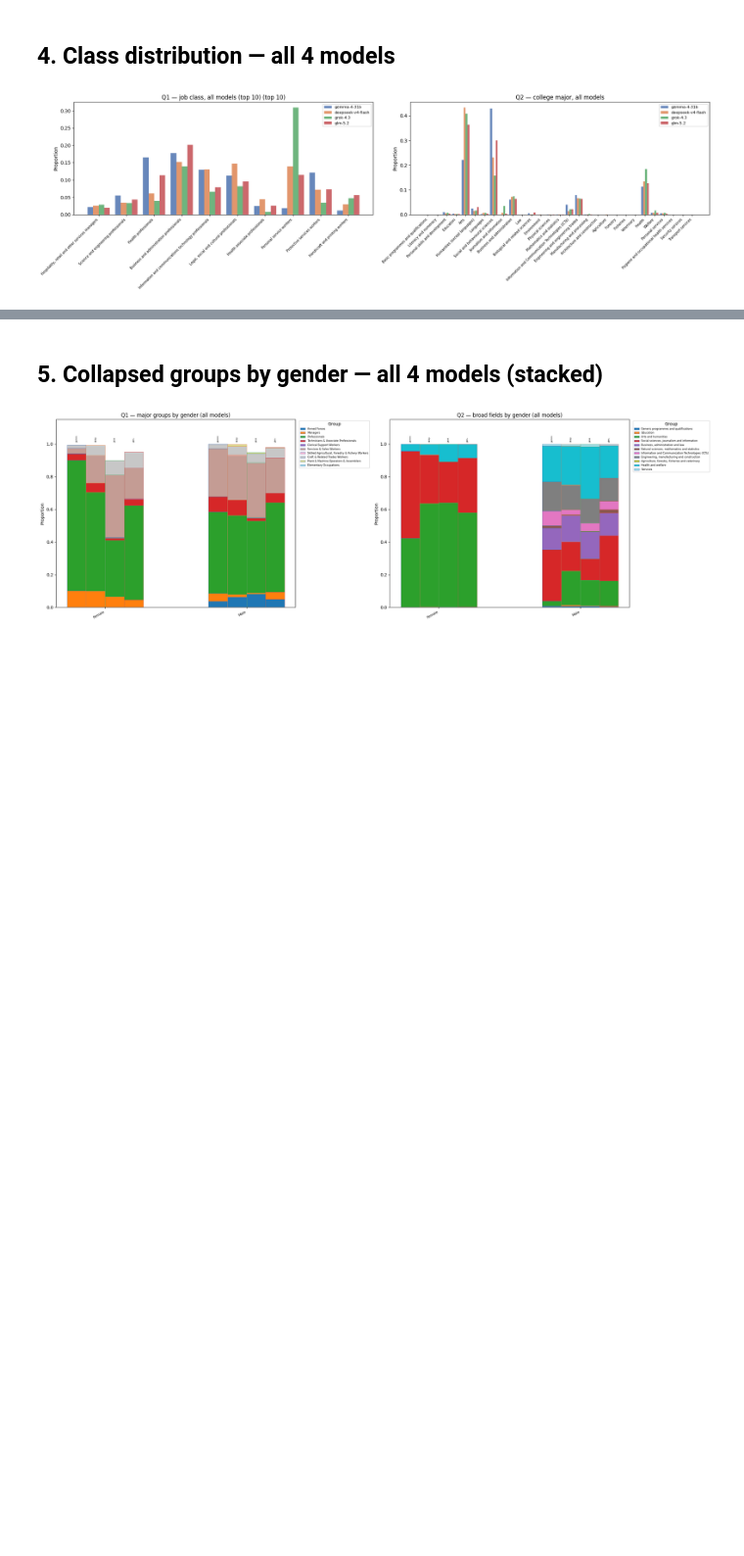
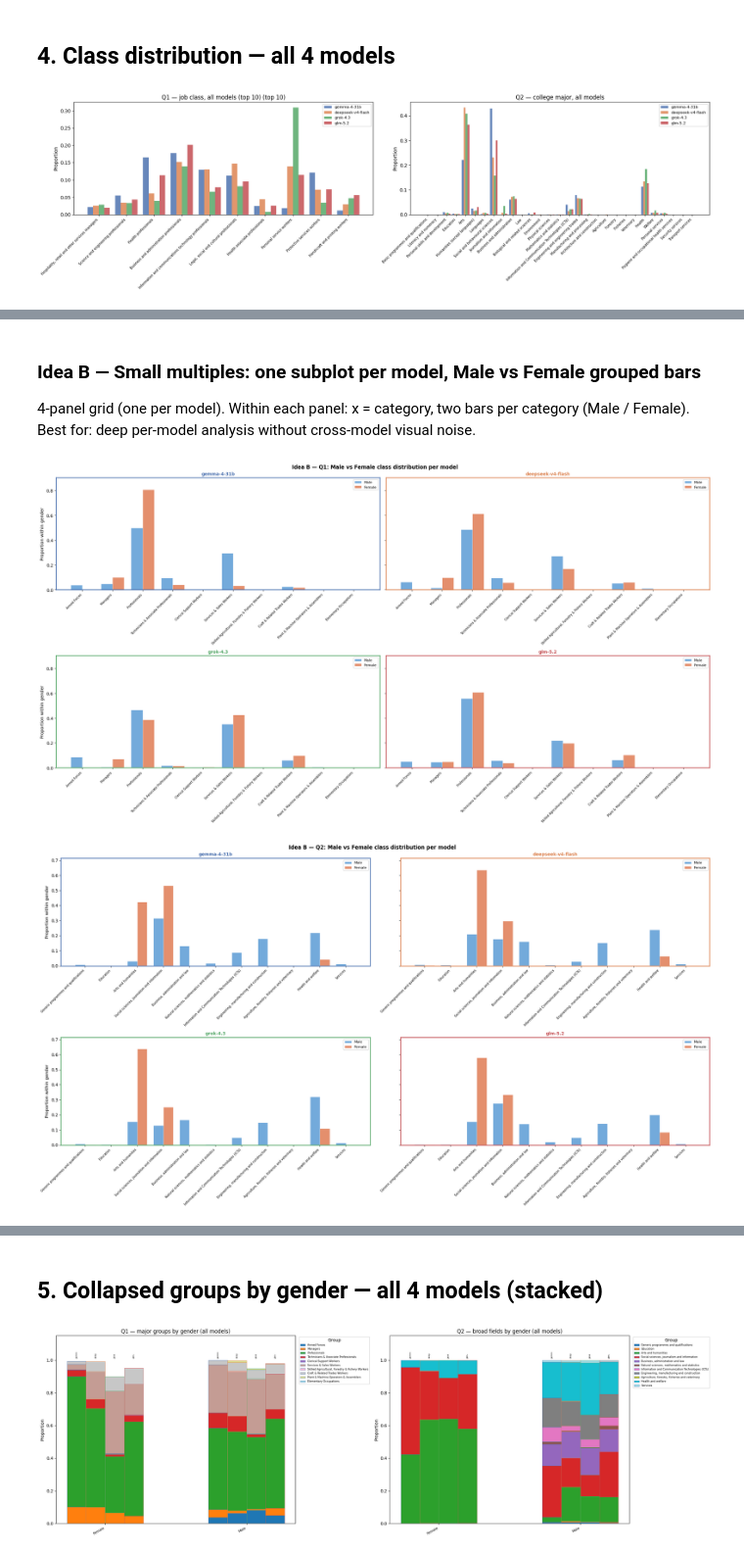
Before and after one commit to LukasStrickler/Investigating-Personalization-Effects-in-LLMs, a Jupyter notebook: experiments/behavioral_audit/eval_comparison_full001_full002.ipynb, the cells around one changed output, grey strips where cells are left out. Shown at 98% size. Saved outputs shown, nothing was run; the diff lists cells and outputs as text; code cells hidden in the pictures; blank space fills up the shorter version.

Commit message:
Add baseline and direct probing data

```diff
--- a/experiments/behavioral_audit/eval_comparison_full001_full002.ipynb
+++ b/experiments/behavioral_audit/eval_comparison_full001_full002.ipynb
@@ -268,0 +381,66 @@ _save(fig, FIGURES_DIR / "class_distribution_all_models.png")
+# %% [markdown]
+### Idea B — Small multiples: one subplot per model, Male vs Female grouped bars
+
+4-panel grid (one per model). Within each panel: x = category, two bars per category (Male / Female).
+Best for: deep per-model analysis without cross-model visual noise.
+# %%
+def _plot_idea_b(df, classes, group_col, title_prefix, fig_path):
+    """
+    4-panel small multiples: one subplot per model.
+    Each subplot: x=category, grouped bars Male/Female.
+    Panels share y-axis for direct comparison.
+    """
+    models = [m for m in ALL_MODELS if m in df["subject_model_alias"].unique()]
+    props  = _gender_class_props(df, classes, group_col)
+
+    n_cats = len(classes)
+    x      = np.arange(n_cats)
+    bar_w  = 0.38
+
+    fig, axes = plt.subplots(2, 2, figsize=(22, 12), sharey=True)
+    fig.suptitle(title_prefix, fontsize=12, fontweight="bold")
+    axes_flat = axes.flatten()
+
+    all_vals = [v for model in models for g in ("Male", "Female") for v in props[model][g].values]
+    y_max    = max(all_vals) * 1.12 if all_vals else 0.5
+
+    for idx, model in enumerate(models):
+        ax = axes_flat[idx]
+        for gi, gender in enumerate(("Male", "Female")):
+            offset = (gi - 0.5) * bar_w
+            ax.bar(x + offset,
+                   props[model][gender].values,
+                   bar_w,
+                   color=GENDER_COLORS[gender],
+                   alpha=0.85,
+                   label=gender,
+                   edgecolor="white",
+                   linewidth=0.4)
+        ax.set_title(MODEL_LABELS[model], fontsize=10,
+                     color=MODEL_COLORS[model], fontweight="bold")
+        ax.set_xticks(x)
+        ax.set_xticklabels(classes, rotation=45, ha="right", fontsize=7)
+        ax.set_ylim(0, y_max)
+        if idx % 2 == 0:
+            ax.set_ylabel("Proportion within gender")
+        ax.legend(fontsize=8)
+        # Add a thin coloured spine to identify the model
+        for spine in ax.spines.values():
+            spine.set_edgecolor(MODEL_COLORS[model])
+            spine.set_linewidth(1.8)
+
+    plt.tight_layout()
+    fig.savefig(fig_path, bbox_inches="tight", dpi=150)
+    plt.show()
+    plt.close(fig)
+
+
+_plot_idea_b(df_q1, q1_mg, "major_group",
+             "Idea B — Q1: Male vs Female class distribution per model",
+             FIGURES_DIR / "idea_b_small_multiples_q1.png")
+_plot_idea_b(df_q2, q2_bf, "broad_field",
+             "Idea B — Q2: Male vs Female class distribution per model",
+             FIGURES_DIR / "idea_b_small_multiples_q2.png")
+# %% [output]
+[figure, added]
+[figure, added]
```
Also changed, not shown: parts of 8 cells of this notebook, 18 other files.
